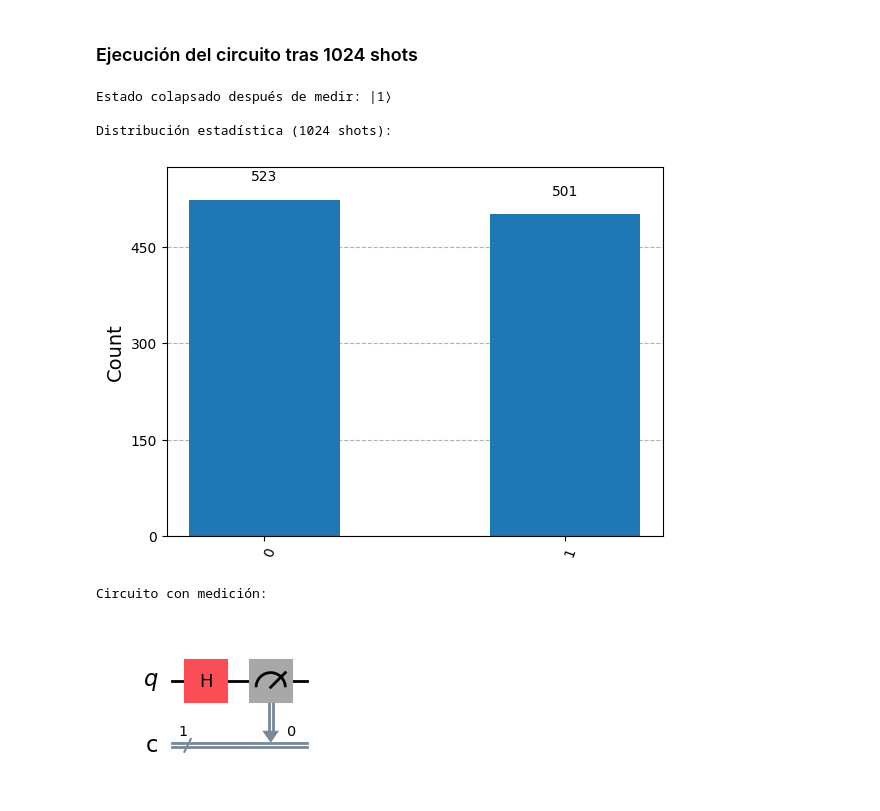
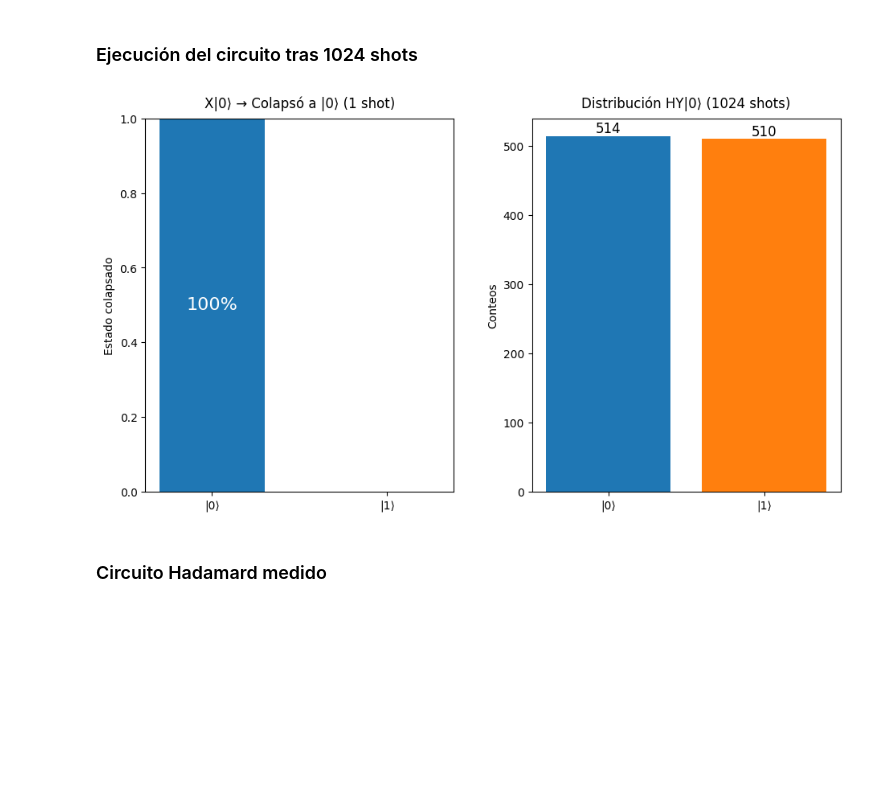
Before and after one commit to VictoriaCoconut/puertas-cuanticas, a Jupyter notebook: Individuales/Puerta_Hadamard.ipynb, the cells around one changed output. Saved outputs shown, nothing was run; the diff lists cells and outputs as text; code cells hidden in the pictures; blank space fills up the shorter version.

```diff
--- a/Individuales/Puerta_Hadamard.ipynb
+++ b/Individuales/Puerta_Hadamard.ipynb
@@ -44,29 +43,52 @@ Estado después de Hadamard (|+⟩):
 # %% [markdown]
 ### Ejecución del circuito tras 1024 shots
-# %%
-qc_measured = QuantumCircuit(1, 1)
-qc_measured.h(0)
-qc_measured.measure(0, 0)
-
-# Simular colapso (1 shot)
-simulator = Aer.get_backend('qasm_simulator')
-result = simulator.run(qc_measured, shots=1, memory=True).result()
-colapsed_value = result.get_memory()[0]
-print(f"\nEstado colapsado después de medir: |{colapsed_value}⟩")
-
-# Estadística con muchos shots (50% |0⟩, 50% |1⟩)
-result_stats = simulator.run(qc_measured, shots=1024).result()
-counts = result_stats.get_counts()
-print("\nDistribución estadística (1024 shots):")
-display(plot_histogram(counts))
-
-# Mostrar el circuito de medición
-print("\nCircuito con medición:")
-display(qc_measured.draw('mpl'))
-# %% [output]
-Estado colapsado después de medir: |1⟩
-
-Distribución estadística (1024 shots):
-[figure, removed]
-Circuito con medición:
-[figure, removed]
+# %%
+qc_measured = QuantumCircuit(1, 1)
+qc_measured.h(0)
+qc_measured.measure(0, 0)
+
+simulator = Aer.get_backend('qasm_simulator')
+
+result = simulator.run(transpile(qc_measured, simulator), shots=1, memory=True).result()
+colapsed_value = result.get_memory()[0]
+
+result_stats = simulator.run(transpile(qc_measured, simulator), shots=1024).result().get_counts()
+
+
+plt.figure(figsize=(10, 6))
+
+plt.subplot(1, 2, 1)
+plt.bar(['|0⟩', '|1⟩'],
+        [1 if colapsed_value == '0' else 0, 1 if colapsed_value == '1' else 0],
+        color=['#1f77b4', '#ff7f0e'], width=0.6)
+plt.title("X|0⟩ → Colapsó a |{}⟩ (1 shot)".format(colapsed_value), fontsize=12, pad=10)
+plt.ylim(0, 1)
+plt.ylabel("Estado colapsado")
+
+for i, val in enumerate([colapsed_value == '0', colapsed_value == '1']):
+    plt.text(i, 0.5, f"{100 if val else 0}%",
+             ha='center', va='center', fontsize=16, color='white')
+
+
+
+plt.subplot(1, 2, 2)
+
+bars = plt.bar(['|0⟩', '|1⟩'],
+               [result_stats.get('0', 0), result_stats.get('1', 0)],
+               color=['#1f77b4', '#ff7f0e'])
+
+
+for bar in bars:
+    height = bar.get_height()
+    plt.text(bar.get_x() + bar.get_width()/2, height,
+             f'{int(height)}',
+             ha='center', va='bottom', fontsize=12)
+
+plt.title("Distribución HY|0⟩ (1024 shots)", fontsize=12, pad=10)
+plt.ylabel("Conteos")
+
+plt.tight_layout(pad=3.0)
+# %% [output]
+[figure, added]
+# %% [markdown]
+### Circuito Hadamard medido
```
Also changed, not shown: parts of 4 cells of this notebook, 30 other files.
